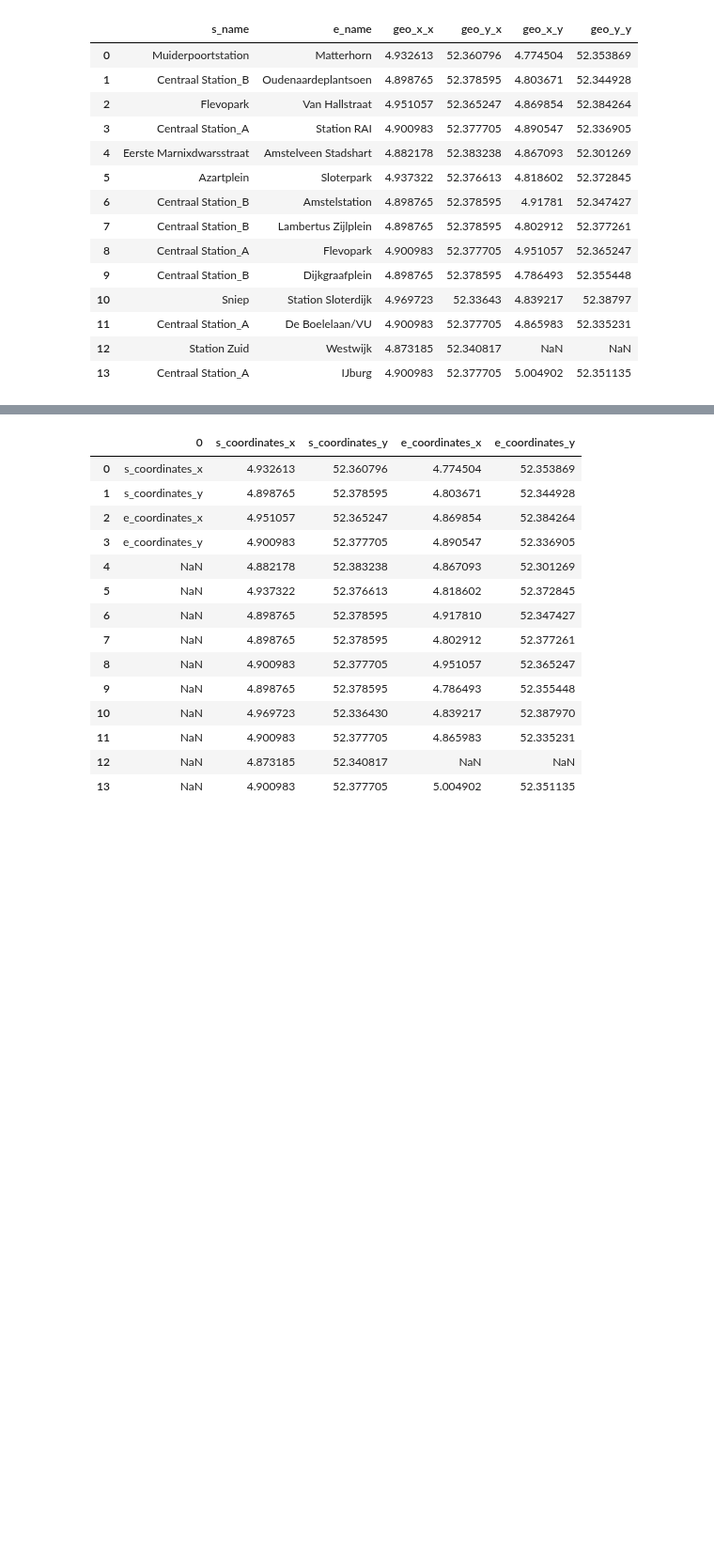
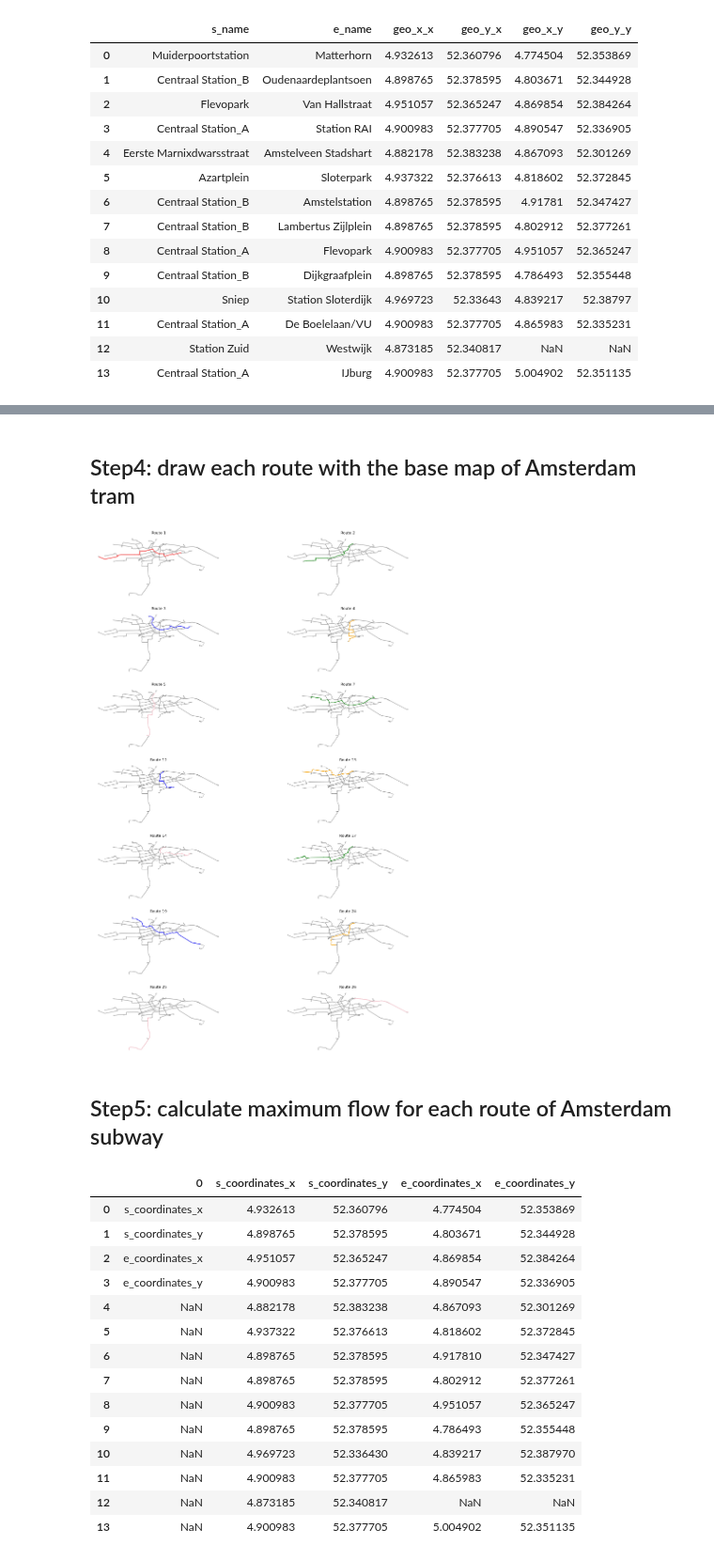
Before and after one commit to SYuGao/uvmt, a Jupyter notebook: notebooks/am_tram_network_modelling.ipynb, the cells around one changed output, grey strips where cells are left out. Shown at 94% size. Saved outputs shown, nothing was run; the diff lists cells and outputs as text; code cells hidden in the pictures; blank space fills up the shorter version.

```diff
--- a/notebooks/am_tram_network_modelling.ipynb
+++ b/notebooks/am_tram_network_modelling.ipynb
@@ -896,0 +996,2 @@ am_tram_coordinates_pairs
+# %%
+G = create_ground_graph(edges, nodes)
@@ -896,0 +1036,74 @@ am_tram_coordinates_pairs
+# %% [markdown]
+## Step4: draw each route with the base map of Amsterdam tram
+# %%
+fig, axes = plt.subplots(7, 2,figsize=(20,30))
+for i, ax in enumerate(axes.flat):
+    if i < 14:
+        route, route_weight, route_edges = shortest_path(G, am_tram_id_pairs.loc[i, 's_id'], am_tram_id_pairs.loc[i, 'e_id'], edges, weight = "weights")
+
+    if i == 0:
+        gpd.GeoDataFrame(edges.copy()).plot(ax=ax, color='gray', alpha=0.5)
+        gpd.GeoDataFrame(route_edges.copy()).plot(ax=ax, color='red')
+        ax.set_title('Route 1')
+    elif i == 1:
+        gpd.GeoDataFrame(edges.copy()).plot(ax=ax, color='gray', alpha=0.5)
+        gpd.GeoDataFrame(route_edges.copy()).plot(ax=ax, color='green')
+        ax.set_title('Route 2')
+    elif i == 2:
+        gpd.GeoDataFrame(edges.copy()).plot(ax=ax, color='gray', alpha=0.5)
+        gpd.GeoDataFrame(route_edges.copy()).plot(ax=ax, color='blue')
+        ax.set_title('Route 3')
+    elif i == 3:
+        gpd.GeoDataFrame(edges.copy()).plot(ax=ax, color='gray', alpha=0.5)
+        gpd.GeoDataFrame(route_edges.copy()).plot(ax=ax, color='orange')
+        ax.set_title('Route 4')
+    elif i == 4:
+        gpd.GeoDataFrame(edges.copy()).plot(ax=ax, color='gray', alpha=0.5)
+        gpd.GeoDataFrame(route_edges.copy()).plot(ax=ax, color='pink')
+        ax.set_title('Route 5')
+    elif i == 5:
+        gpd.GeoDataFrame(edges.copy()).plot(ax=ax, color='gray', alpha=0.5)
+        gpd.GeoDataFrame(route_edges.copy()).plot(ax=ax, color='green')
+        ax.set_title('Route 7')
+    elif i == 6:
+        gpd.GeoDataFrame(edges.copy()).plot(ax=ax, color='gray', alpha=0.5)
+        gpd.GeoDataFrame(route_edges.copy()).plot(ax=ax, color='blue')
+        ax.set_title('Route 12')
+    elif i == 7:
+        gpd.GeoDataFrame(edges.copy()).plot(ax=ax, color='gray', alpha=0.5)
+        gpd.GeoDataFrame(route_edges.copy()).plot(ax=ax, color='orange')
+        ax.set_title('Route 13')
+    elif i == 8:
+        gpd.GeoDataFrame(edges.copy()).plot(ax=ax, color='gray', alpha=0.5)
+        gpd.GeoDataFrame(route_edges.copy()).plot(ax=ax, color='pink')
+        ax.set_title('Route 14')
+    elif i == 9:
+        gpd.GeoDataFrame(edges.copy()).plot(ax=ax, color='gray', alpha=0.5)
+        gpd.GeoDataFrame(route_edges.copy()).plot(ax=ax, color='green')
+        ax.set_title('Route 17')
+    elif i == 10:
+        gpd.GeoDataFrame(edges.copy()).plot(ax=ax, color='gray', alpha=0.5)
+        gpd.GeoDataFrame(route_edges.copy()).plot(ax=ax, color='blue')
+        ax.set_title('Route 19')
+    elif i == 11:
+        gpd.GeoDataFrame(edges.copy()).plot(ax=ax, color='gray', alpha=0.5)
+        gpd.GeoDataFrame(route_edges.copy()).plot(ax=ax, color='orange')
+        ax.set_title('Route 24')
+    elif i == 12:
+        gpd.GeoDataFrame(edges.copy()).plot(ax=ax, color='gray', alpha=0.5)
+        gpd.GeoDataFrame(route_edges.copy()).plot(ax=ax, color='pink')
+        ax.set_title('Route 25')
+    elif i == 13:
+        gpd.GeoDataFrame(edges.copy()).plot(ax=ax, color='gray', alpha=0.5)
+        gpd.GeoDataFrame(route_edges.copy()).plot(ax=ax, color='pink')
+        ax.set_title('Route 26')
+    else:
+        ax.axis('off')
+
+    ax.axis('off')
+
+plt.show()
+# %% [output]
+[figure, added]
+# %% [markdown]
+## Step5: calculate maximum flow for each route of Amsterdam subway
```
Also changed, not shown: parts of 29 cells of this notebook, 5 other files.
